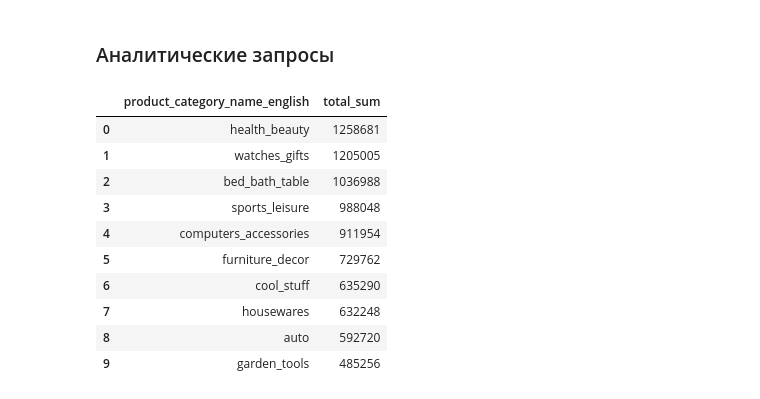
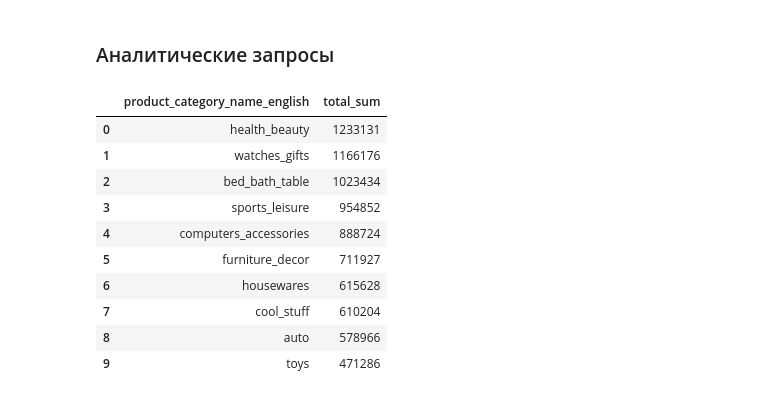
Before and after one commit to starkkhanna21/olist-project, a Jupyter notebook: main.ipynb, the cells around one changed output. Drawn from its saved outputs; the diff is of its cells as text; code cells hidden in the pictures.

```diff
--- a/main.ipynb
+++ b/main.ipynb
@@ -74,40 +75,42 @@ mart
 # %%
 ### Запрос 1 - Категории товаров с самой большой выручкой (Топ 10)
 
 connection = sqlite3.connect("olist.db")
 
 # Пишем запрос в базу данных
 query = """
 select
     pcn.product_category_name_english,
     cast(sum(oi.price) as int) as total_sum
 from order_items oi
 left join products pr on oi.product_id=pr.product_id
 left join product_category_name_translation pcn on pr.product_category_name=pcn.product_category_name
+left join orders o on o.order_id=oi.order_id
+where o.order_status = 'delivered'
 group by
     pcn.product_category_name_english
 order by total_sum desc
 limit 10
 ;
 """
 
 # Получаем данные и сохраняем их в датафрейм
 top_categories = pd.read_sql(query, connection)
 connection.close()
 
 top_categories
 # %% [output]
 |  | product_category_name_english | total_sum |
-| 0 | health_beauty | 1258681 |
-| 1 | watches_gifts | 1205005 |
-| 2 | bed_bath_table | 1036988 |
-| 3 | sports_leisure | 988048 |
-| 4 | computers_accessories | 911954 |
-| 5 | furniture_decor | 729762 |
-| 6 | cool_stuff | 635290 |
-| 7 | housewares | 632248 |
-| 8 | auto | 592720 |
-| 9 | garden_tools | 485256 |
+| 0 | health_beauty | 1233131 |
+| 1 | watches_gifts | 1166176 |
+| 2 | bed_bath_table | 1023434 |
+| 3 | sports_leisure | 954852 |
+| 4 | computers_accessories | 888724 |
+| 5 | furniture_decor | 711927 |
+| 6 | housewares | 615628 |
+| 7 | cool_stuff | 610204 |
+| 8 | auto | 578966 |
+| 9 | toys | 471286 |
 # %%
 ### Запрос 2 - Клиенты с самой большой суммой заказов и их локация (Топ 10)
 
```
Also changed, not shown: parts of 5 cells of this notebook, 1 other file.
